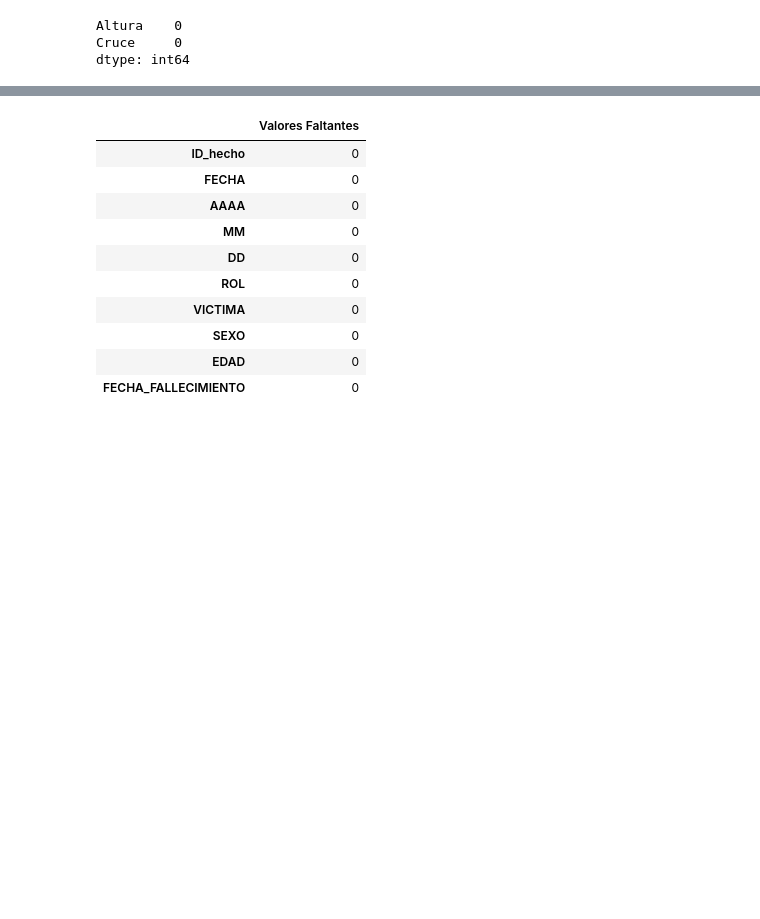
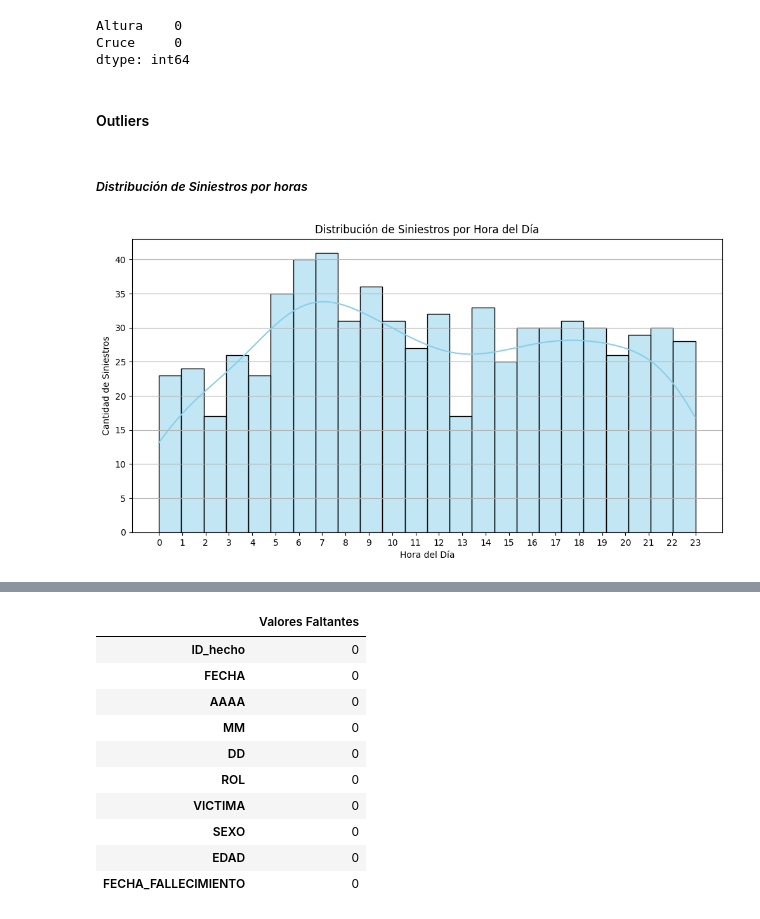
Before and after one commit to maxilucchesi/PI-DataAnalytics, a Jupyter notebook: EDA.ipynb, the cells around one changed output, grey strips where cells are left out. Cells and saved outputs as stored; diff of their text form; code cells hidden in the pictures; blank space fills up the shorter version.

```diff
--- a/EDA.ipynb
+++ b/EDA.ipynb
@@ -189,3 +154,7 @@ print(homicidios_hechos[['Altura', 'Cruce']].isnull().sum())
 Altura    0
 Cruce     0
 dtype: int64
+# %% [markdown]
+#### Outliers
+# %% [markdown]
+##### _Distribución de Siniestros por horas_
@@ -191,0 +164,15 @@ dtype: int64
+# %%
+# Extraer la hora como número entero
+homicidios_hechos['HORA_NUM'] = homicidios_hechos['HORA'].dt.hour
+# %%
+# Graficar el histograma de las horas
+plt.figure(figsize=(12, 6))
+sns.histplot(homicidios_hechos['HORA_NUM'].dropna(), bins=24, kde=True, color='skyblue')
+plt.title('Distribución de Siniestros por Hora del Día')
+plt.xlabel('Hora del Día')
+plt.ylabel('Cantidad de Siniestros')
+plt.xticks(range(0, 24))
+plt.grid(axis='y')
+plt.show()
+# %% [output]
+[figure, added]
```
Also changed, not shown: parts of 92 cells of this notebook, 3 other files.
